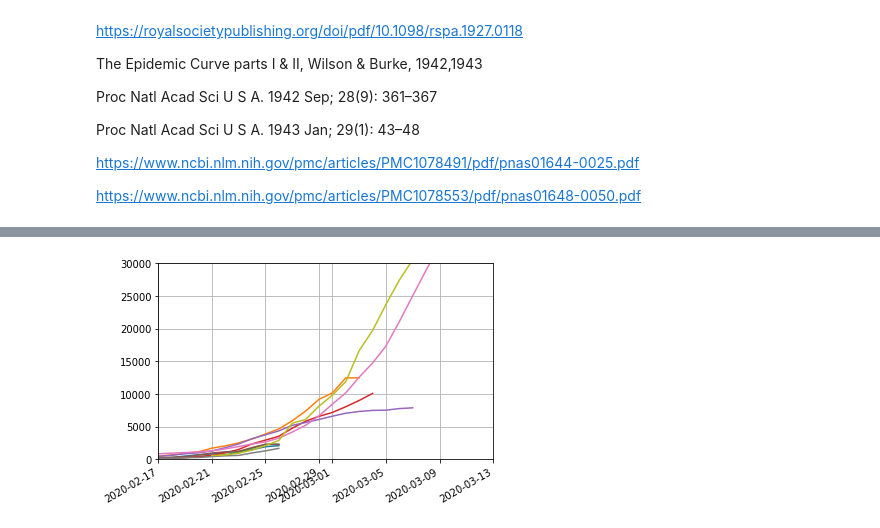
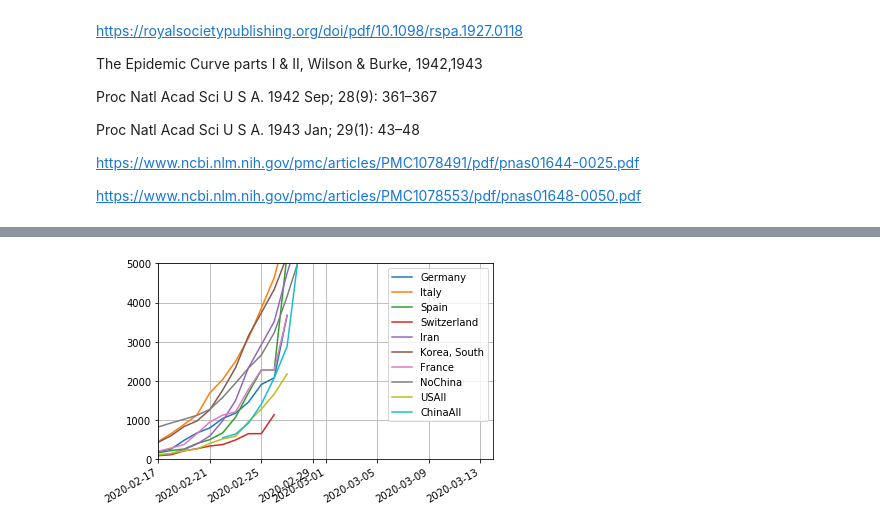
Before and after one commit to raysalem/sars-cov-19, a Jupyter notebook: cov-19.ipynb, the cells around one changed output, grey strips where cells are left out. Drawn from its saved outputs; the diff is of its cells as text; code cells hidden in the pictures.

```diff
--- a/cov-19.ipynb
+++ b/cov-19.ipynb
@@ -307,23 +339,25 @@ https://www.ncbi.nlm.nih.gov/pmc/articles/PMC1078553/pdf/pnas01648-0050.pdf
 filtV= "South Korea"
 #filtV= "China"
 
-#filtV = "Italy"
-filtV = "Euro"
+#filtV = "US"
+filtV = "Italy"
+#filtV = "China"
 for ctr in countries.keys():
-
+    #only get filtered country or group, from countries dict
     if not filtV == ctr: continue
 
-
+    # get daily change, drop first value, '0'
     Nd = data.loc[countries[ctr]].sum().diff().values[1:]
 
     A=max(Nd)
-    B=0.2
+    # this is width variable, smaller means slower groth (this is a guss)
+    # first run wiht a good set then adjust to target (for example run with south kora)
+    B=0.21
 
     C=np.argmax(Nd)
 
     # must be in days
-    print(C)
-    print(sp.size(Nd))
+
     t = np.arange(0,sp.size(Nd)+25)
     fig, ax = plt.subplots(2,1,)
     ax[0].plot(A/(np.cosh( B * (t-C))**2),label="model")
@@ -341,42 +373,36 @@ for ctr in countries.keys():
 # %%
-offsets = {"ChinaAll":30,
+#align countries, with the following offset to get a prediction where they are
+# ideally norm
+offsets = {"ChinaAll":31,
            "Italy":-9,
            "Spain":-15,
            "Iran":-8,
            "Germany":-15,
            "Korea, South":-5,
+           "Switzerland":-16,
            "France":-15,
            "NoChina":0,
            "USAll":-15}
 fig, ax=plt.subplots(1,1)
 for index, row in data[data[dt]>1000].iterrows():
     ctr =index[0]
     #print(ctr)
     if("China" == ctr): continue
-    #if np.isnan(index[3]):
-    #    name = "%s%s"%(index[0],"")
-#    else:
- #       name = "%s%s"%(index[0],index[3])
-  #  print(name)
-    #print(row.sum())
 
     vdt = [(datetime.datetime.strptime(d,"%m/%d/%y") +datetime.timedelta(days=offsets[ctr])).date()#.strftime("%m/%d")
            for d in data.columns]
 
-
-    #print(vdt)
-    #print(sp.size(vdt))
-    #print(sp.size(row.values))
     ax.plot(vdt,row.values, label=ctr)
 #ax.xaxis.set_major_locator(myLocator)
 ax.grid()
-ax.set_ylim(0, 30000)
+ax.set_ylim(0, 5000)
 #ax.set_xlim("2/4","3/10")
 ax.set_xlim(datetime.date(2020, 2, 17), datetime.date.today())
+plt.legend()
 
 fig.autofmt_xdate()
 # %% [output]
-[figure, old version]
+[figure, new version]
 # %%
 # assuming a groth rate of 10%
 #where will the us be
```
Also changed, not shown: parts of 11 cells of this notebook.
